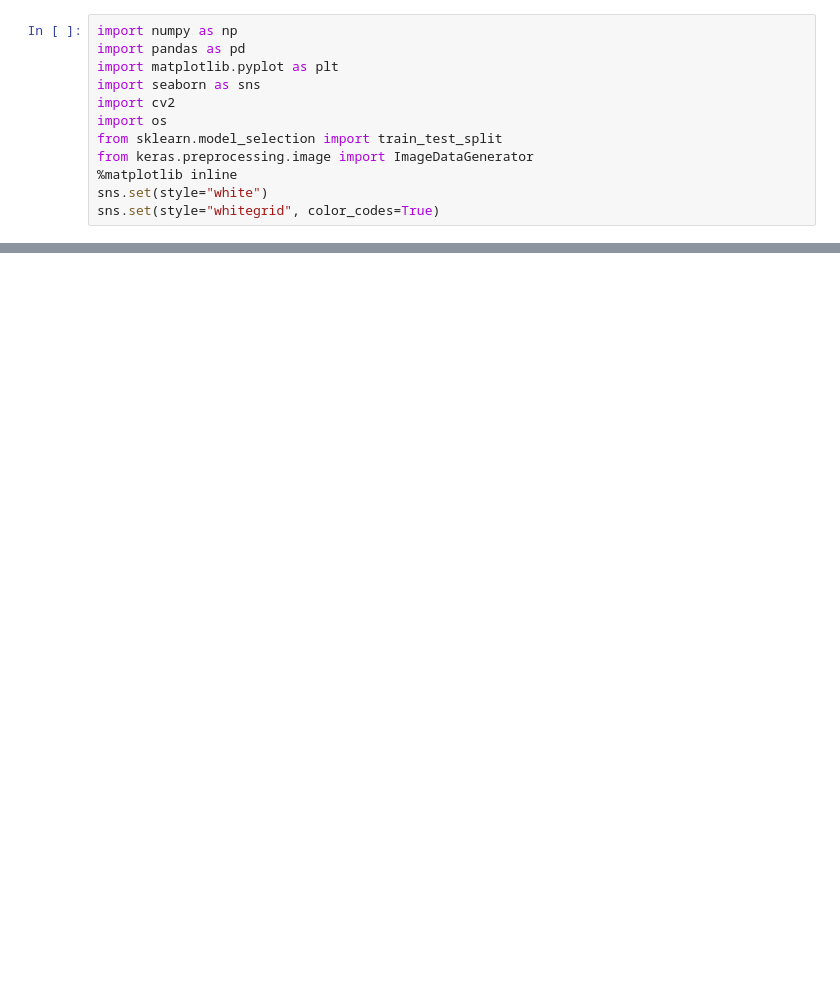
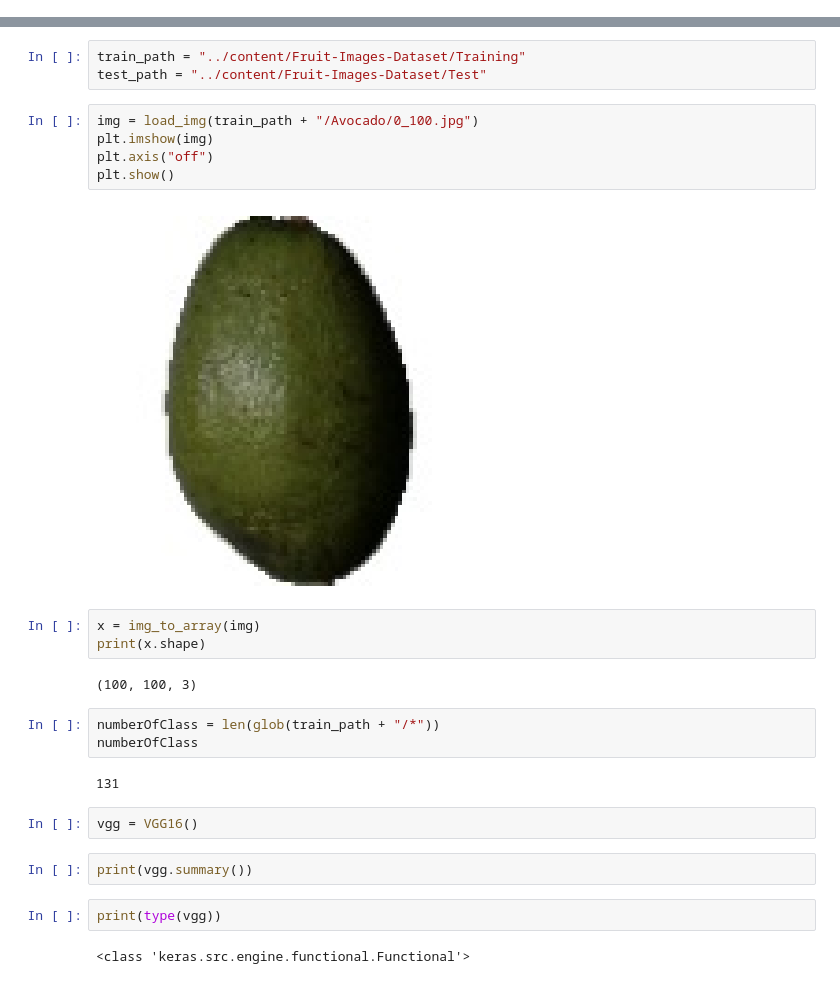
Before and after one commit to pscabral/IFMA_Softex, a Jupyter notebook: vgg19_fruits01.ipynb, the cells around one changed output, grey strips where cells are left out. Drawn from its saved outputs; the diff is of its cells as text; blank space fills up the shorter version.

```diff
--- a/vgg19_fruits01.ipynb
+++ b/vgg19_fruits01.ipynb
@@ -1,14 +1,2 @@
 # %% [markdown]
 <a href="https://colab.research.google.com/github/pscabral/IFMA_Softex/blob/main/vgg19_fruits01.ipynb" target="_parent"><img src="https://colab.research.google.com/assets/colab-badge.svg" alt="Open In Colab"/></a>
-# %%
-import numpy as np
-import pandas as pd
-import matplotlib.pyplot as plt
-import seaborn as sns
-import cv2
-import os
-from sklearn.model_selection import train_test_split
-from keras.preprocessing.image import ImageDataGenerator
-%matplotlib inline
-sns.set(style="white")
-sns.set(style="whitegrid", color_codes=True)
@@ -302,0 +22,28 @@ WARNING:tensorflow:6 out of the last 6 calls to <function Model.make_predict_fun
+# %%
+train_path = "../content/Fruit-Images-Dataset/Training"
+test_path = "../content/Fruit-Images-Dataset/Test"
+# %%
+img = load_img(train_path + "/Avocado/0_100.jpg")
+plt.imshow(img)
+plt.axis("off")
+plt.show()
+# %% [output]
+[figure, added]
+# %%
+x = img_to_array(img)
+print(x.shape)
+# %% [output]
+(100, 100, 3)
+# %%
+numberOfClass = len(glob(train_path + "/*"))
+numberOfClass
+# %% [output]
+131
+# %%
+vgg = VGG16()
+# %%
+print(vgg.summary())
+# %%
+print(type(vgg))
+# %% [output]
+<class 'keras.src.engine.functional.Functional'>
```
Also changed, not shown: parts of 51 cells of this notebook.
